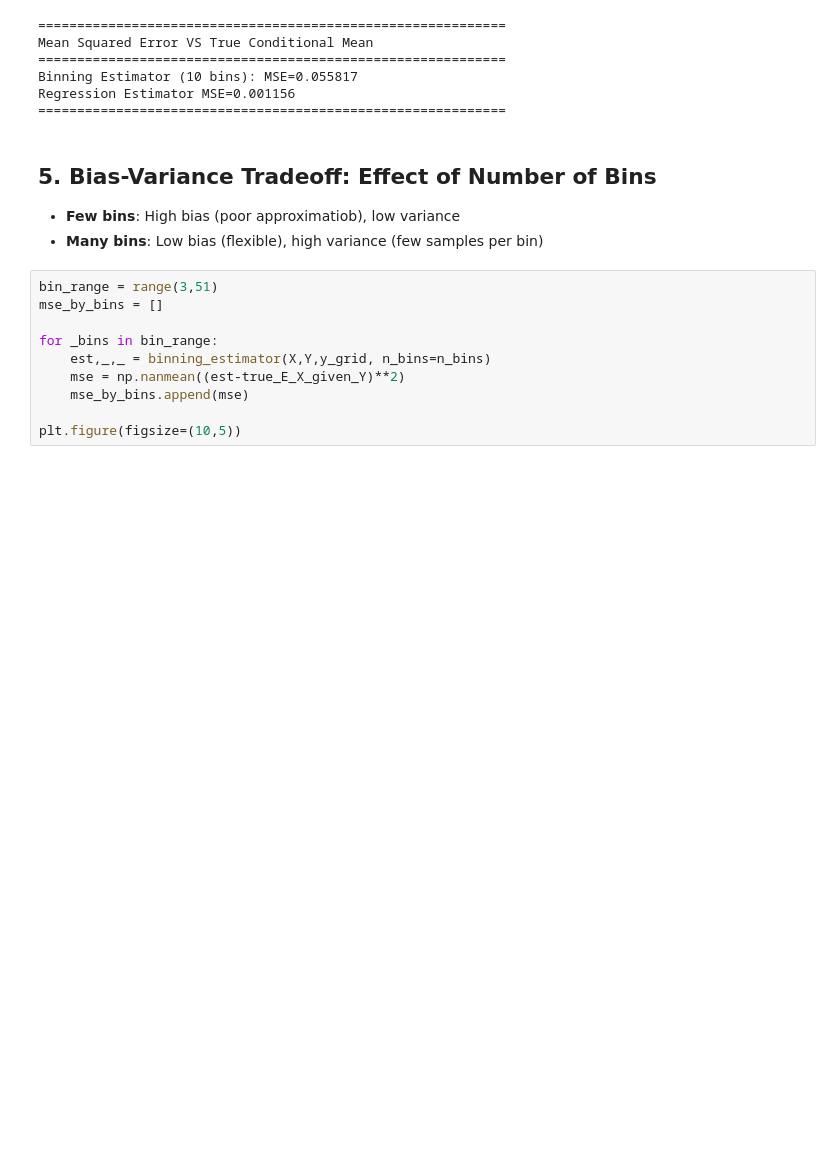
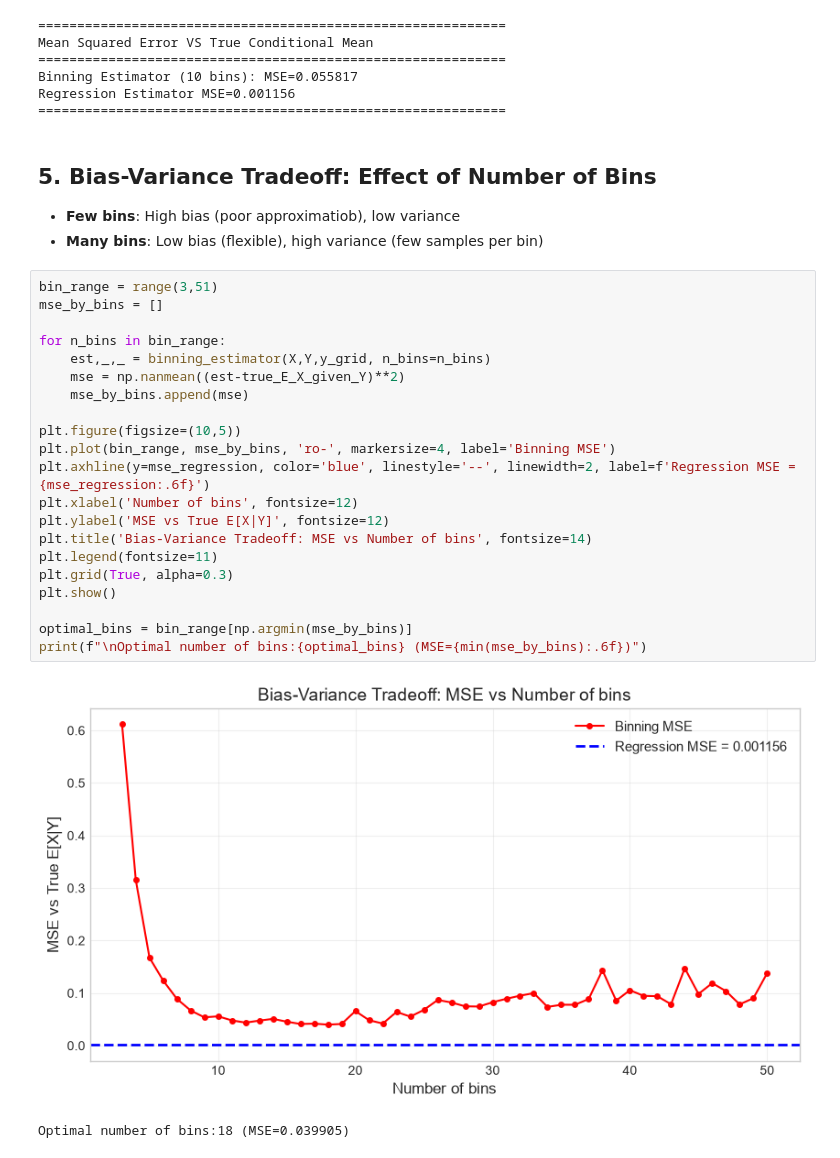
Before and after one commit to YasmineCharifi/Brownian-Motion-Simulator, a Jupyter notebook: notebooks/conditional_expectation_estimation.ipynb, the cells around one changed output. Cells and saved outputs as stored; diff of their text form; blank space fills up the shorter version.

Commit message:
conditional expectation extimation : adding the Bias-Variance Tradeoff

```diff
--- a/notebooks/conditional_expectation_estimation.ipynb
+++ b/notebooks/conditional_expectation_estimation.ipynb
@@ -174,10 +174,24 @@ Regression Estimator MSE=0.001156
 # %%
 bin_range = range(3,51)
 mse_by_bins = []
 
-for _bins in bin_range:
+for n_bins in bin_range:
     est,_,_ = binning_estimator(X,Y,y_grid, n_bins=n_bins)
     mse = np.nanmean((est-true_E_X_given_Y)**2)
     mse_by_bins.append(mse)
 
 plt.figure(figsize=(10,5))
+plt.plot(bin_range, mse_by_bins, 'ro-', markersize=4, label='Binning MSE')
+plt.axhline(y=mse_regression, color='blue', linestyle='--', linewidth=2, label=f'Regression MSE = {mse_regression:.6f}')
+plt.xlabel('Number of bins', fontsize=12)
+plt.ylabel('MSE vs True E[X|Y]', fontsize=12)
+plt.title('Bias-Variance Tradeoff: MSE vs Number of bins', fontsize=14)
+plt.legend(fontsize=11)
+plt.grid(True, alpha=0.3)
+plt.show()
+
+optimal_bins = bin_range[np.argmin(mse_by_bins)]
+print(f"\nOptimal number of bins:{optimal_bins} (MSE={min(mse_by_bins):.6f})")
+# %% [output]
+[figure, added]
+Optimal number of bins:18 (MSE=0.039905)
```
Also changed, not shown: parts of 1 cell of this notebook.
